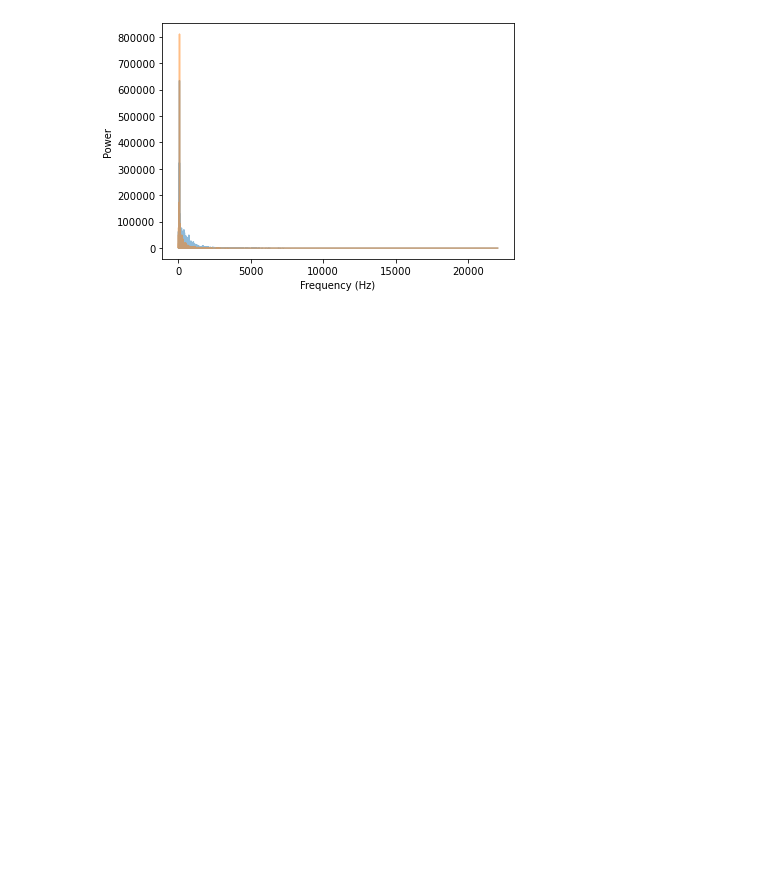
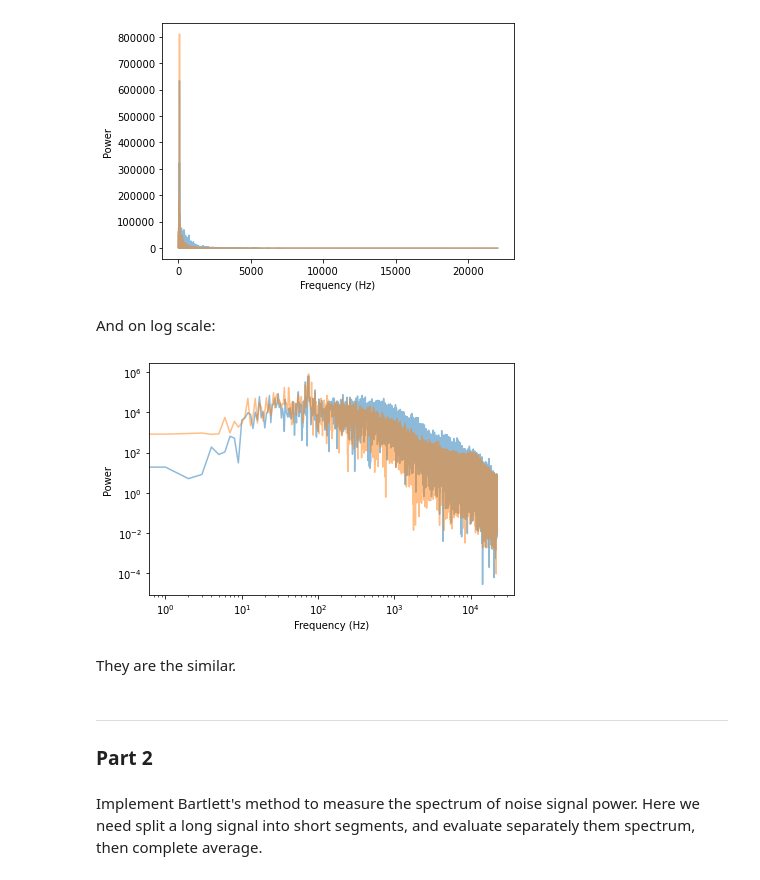
Before and after one commit to dee-tree/telecom-labs, a Jupyter notebook: labs/lab4/lab4.ipynb, the cells around one changed output. Saved outputs shown, nothing was run; the diff lists cells and outputs as text; code cells hidden in the pictures; blank space fills up the shorter version.

```diff
--- a/labs/lab4/lab4.ipynb
+++ b/labs/lab4/lab4.ipynb
@@ -69,3 +69,20 @@ spectrum2.plot_power(alpha=0.5)
 decorate(xlabel='Frequency (Hz)', ylabel='Power')
 # %% [output]
 [figure]
+# %% [markdown]
+And on log scale:
+# %%
+spectrum.plot_power(alpha=0.5)
+spectrum2.plot_power(alpha=0.5)
+decorate(xlabel='Frequency (Hz)', ylabel='Power', **loglog)
+# %% [output]
+[figure, added]
+# %% [markdown]
+They are the similar.
+# %% [markdown]
+-----
+
+### Part 2
+# %% [markdown]
+Implement Bartlett's method to measure the spectrum of noise signal power.
+Here we need split a long signal into short segments, and evaluate separately them spectrum, then complete average.
```
Also changed, not shown: parts of 62 cells of this notebook, 1 other file.
